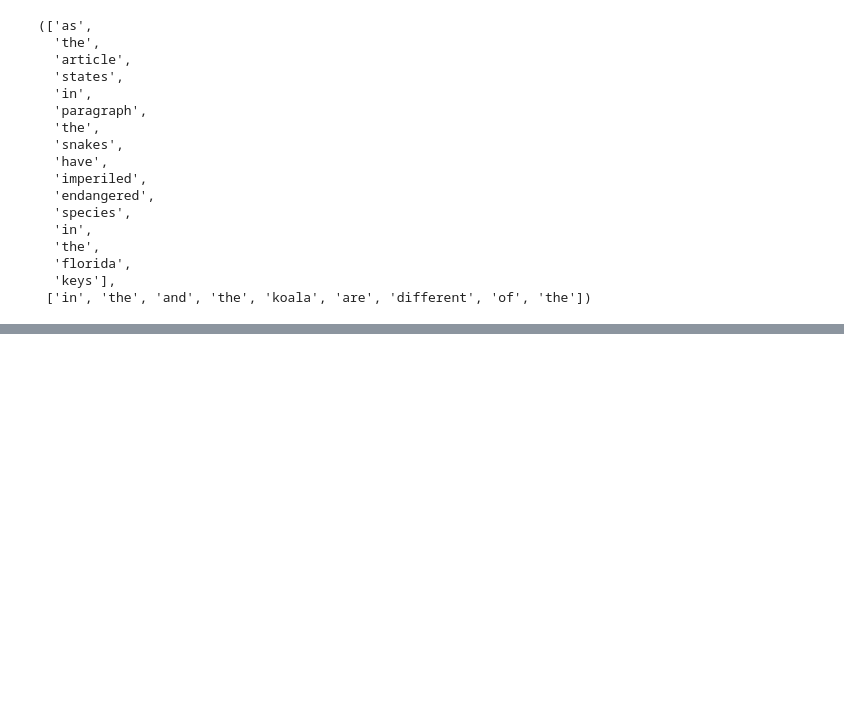
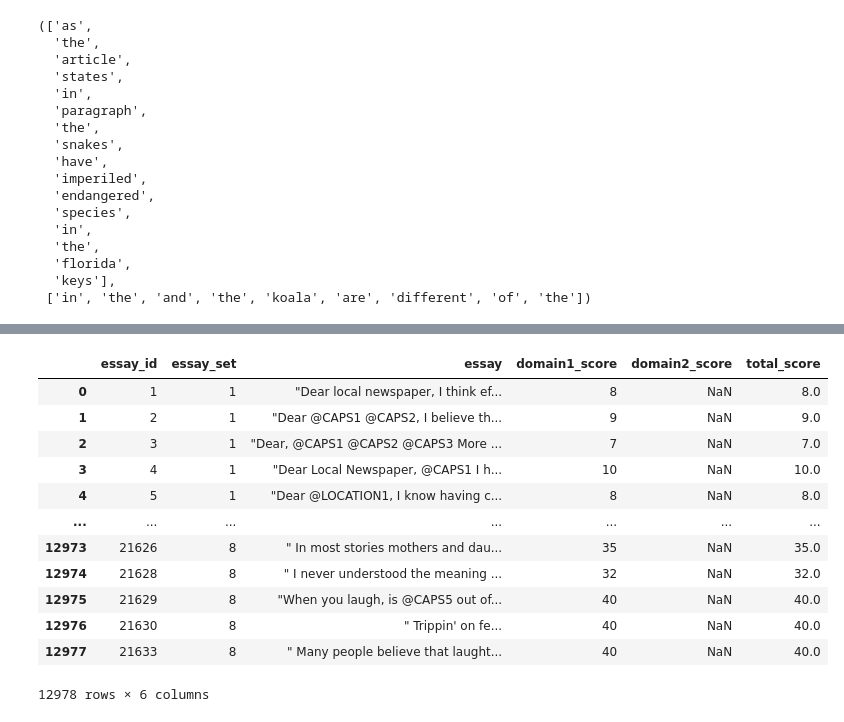
Before and after one commit to spencerbraun/sophisticated_style_transfer, a Jupyter notebook: Data Processing.ipynb, the cells around one changed output, grey strips where cells are left out. Cells and saved outputs as stored; diff of their text form; code cells hidden in the pictures; blank space fills up the shorter version.

```diff
--- a/Data Processing.ipynb
+++ b/Data Processing.ipynb
@@ -336,0 +476,17 @@ data_1_strip[1],test_1_strip[1]
+# %%
+cols = ['essay_id', 'essay_set', 'essay', 'domain1_score', 'domain2_score', 'total_score']
+aes_df[cols]
+# %% [output]
+|  | essay_id | essay_set | essay | domain1_score | domain2_score | total_score |
+| 0 | 1 | 1 | "Dear local newspaper, I think ef... | 8 | NaN | 8.0 |
+| 1 | 2 | 1 | "Dear @CAPS1 @CAPS2, I believe th... | 9 | NaN | 9.0 |
+| 2 | 3 | 1 | "Dear, @CAPS1 @CAPS2 @CAPS3 More ... | 7 | NaN | 7.0 |
+| 3 | 4 | 1 | "Dear Local Newspaper, @CAPS1 I h... | 10 | NaN | 10.0 |
+| 4 | 5 | 1 | "Dear @LOCATION1, I know having c... | 8 | NaN | 8.0 |
+| ... | ... | ... | ... | ... | ... | ... |
+| 12973 | 21626 | 8 | " In most stories mothers and dau... | 35 | NaN | 35.0 |
+| 12974 | 21628 | 8 | " I never understood the meaning ... | 32 | NaN | 32.0 |
+| 12975 | 21629 | 8 | "When you laugh, is @CAPS5 out of... | 40 | NaN | 40.0 |
+| 12976 | 21630 | 8 | " Trippin' on fe... | 40 | NaN | 40.0 |
+| 12977 | 21633 | 8 | " Many people believe that laught... | 40 | NaN | 40.0 |
+12978 rows × 6 columns
```
Also changed, not shown: parts of 27 cells of this notebook, 2 other files.
